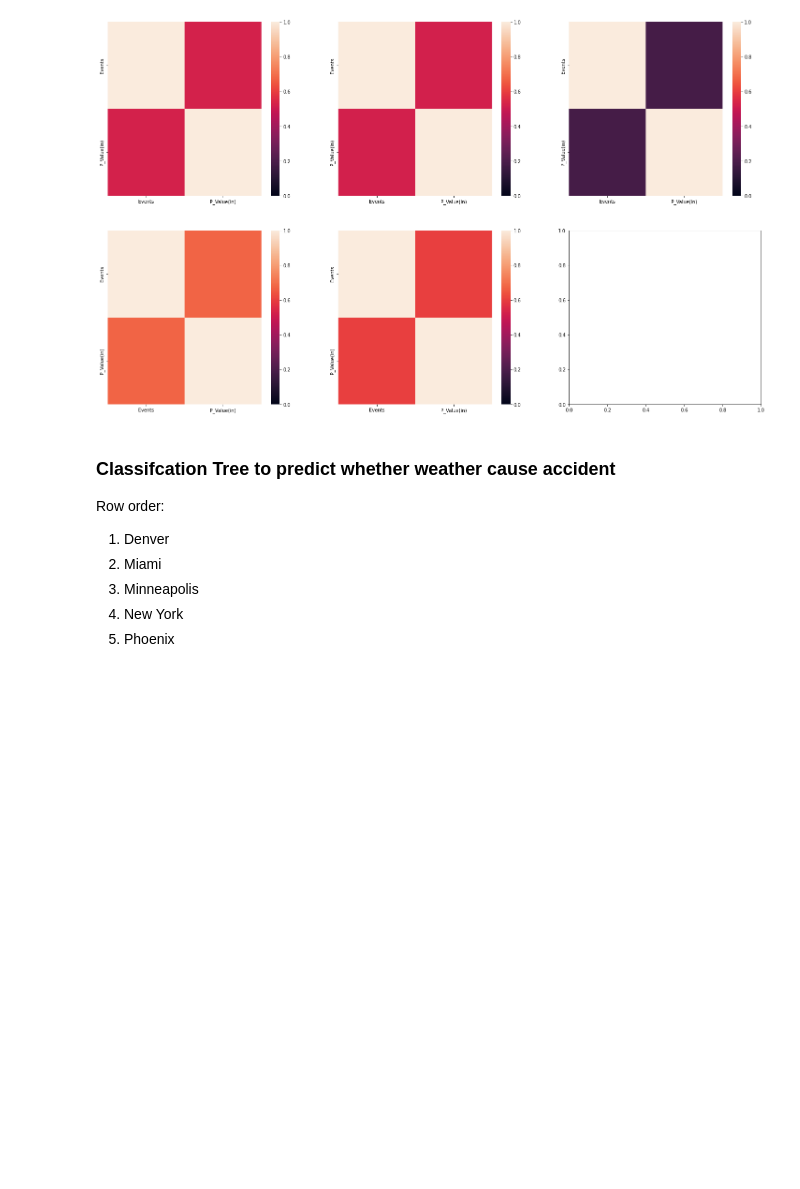
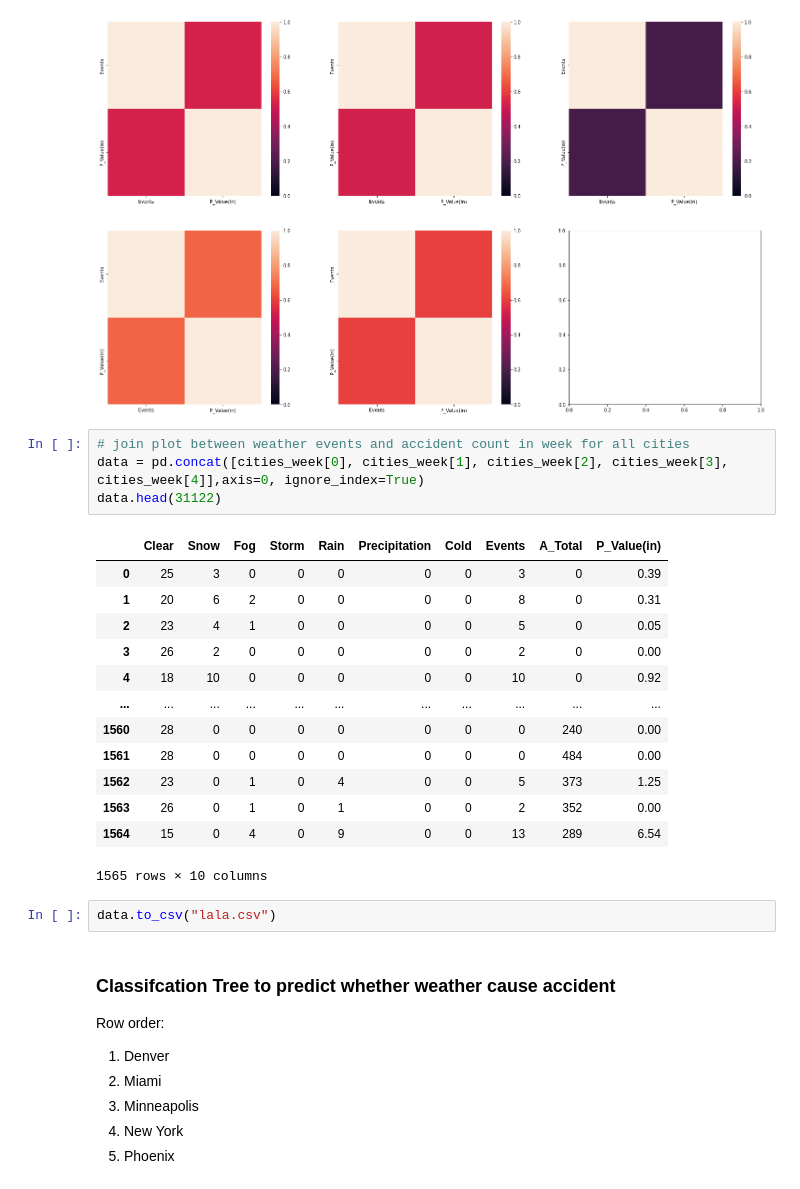
Before and after one commit to JarrelT/SC1015-Project-Ay2021, a Jupyter notebook: SC1015_Project.ipynb, the cells around one changed output. Drawn from its saved outputs; the diff is of its cells as text; blank space fills up the shorter version.

```diff
--- a/SC1015_Project.ipynb
+++ b/SC1015_Project.ipynb
@@ -209,6 +209,26 @@ for i in range(city_count):
 	sb.heatmap(cities_week[i][['Events', 'P_Value(in)']].corr(), ax = axes[int(i/3),i%3], vmin=0, vmax=1)
 # %% [output]
 [figure]
+# %%
+# join plot between weather events and accident count in week for all cities
+data = pd.concat([cities_week[0], cities_week[1], cities_week[2], cities_week[3], cities_week[4]],axis=0, ignore_index=True)
+data.head(31122)
+# %% [output]
+|  | Clear | Snow | Fog | Storm | Rain | Precipitation | Cold | Events | A_Total | P_Value(in) |
+| 0 | 25 | 3 | 0 | 0 | 0 | 0 | 0 | 3 | 0 | 0.39 |
+| 1 | 20 | 6 | 2 | 0 | 0 | 0 | 0 | 8 | 0 | 0.31 |
+| 2 | 23 | 4 | 1 | 0 | 0 | 0 | 0 | 5 | 0 | 0.05 |
+| 3 | 26 | 2 | 0 | 0 | 0 | 0 | 0 | 2 | 0 | 0.00 |
+| 4 | 18 | 10 | 0 | 0 | 0 | 0 | 0 | 10 | 0 | 0.92 |
+| ... | ... | ... | ... | ... | ... | ... | ... | ... | ... | ... |
+| 1560 | 28 | 0 | 0 | 0 | 0 | 0 | 0 | 0 | 240 | 0.00 |
+| 1561 | 28 | 0 | 0 | 0 | 0 | 0 | 0 | 0 | 484 | 0.00 |
+| 1562 | 23 | 0 | 1 | 0 | 4 | 0 | 0 | 5 | 373 | 1.25 |
+| 1563 | 26 | 0 | 1 | 0 | 1 | 0 | 0 | 2 | 352 | 0.00 |
+| 1564 | 15 | 0 | 4 | 0 | 9 | 0 | 0 | 13 | 289 | 6.54 |
+1565 rows × 10 columns
+# %%
+data.to_csv("lala.csv")
 # %% [markdown]
 <h3>Classifcation Tree to predict whether weather cause accident</h3>
 
```
Also changed, not shown: parts of 8 cells of this notebook.
